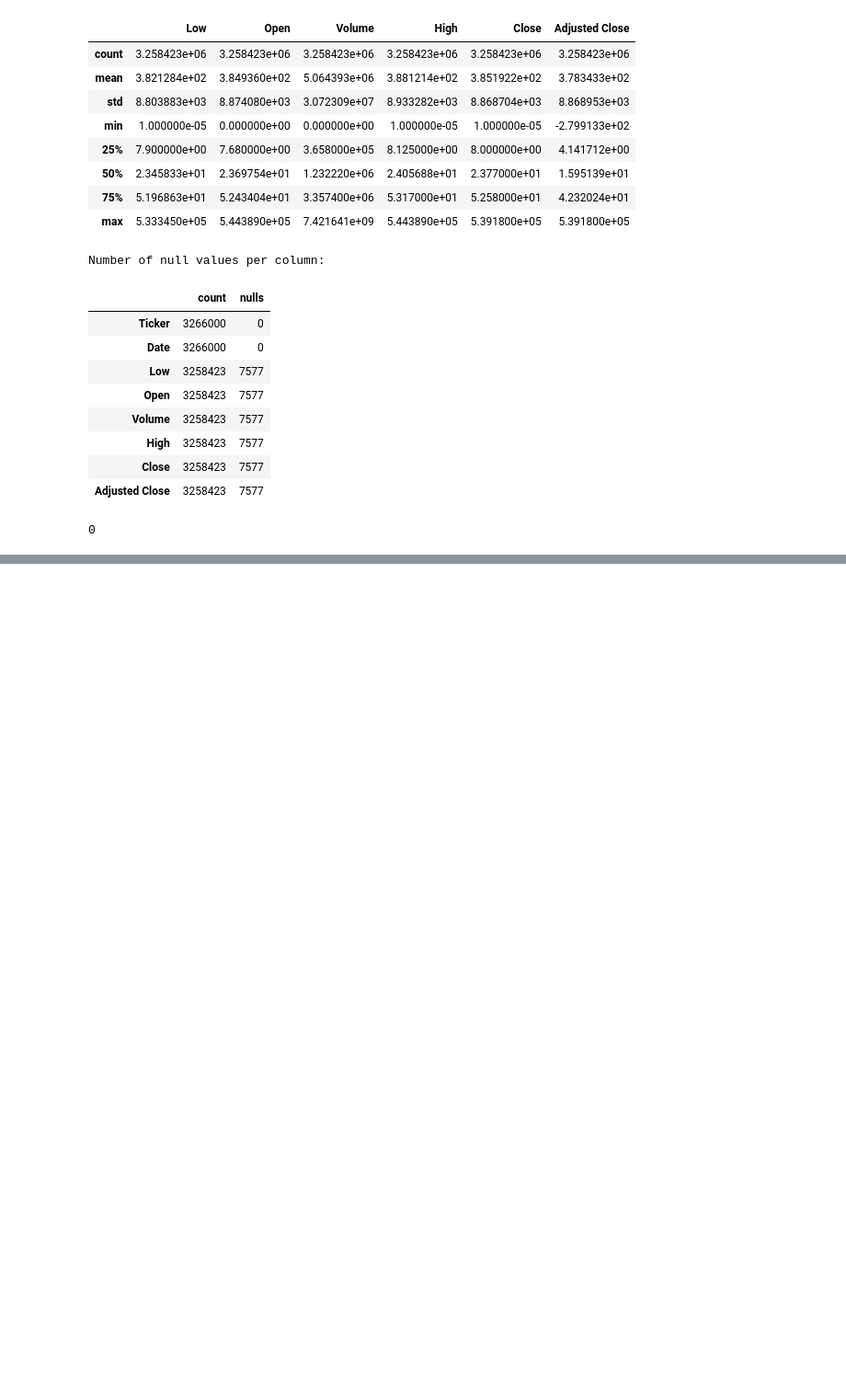
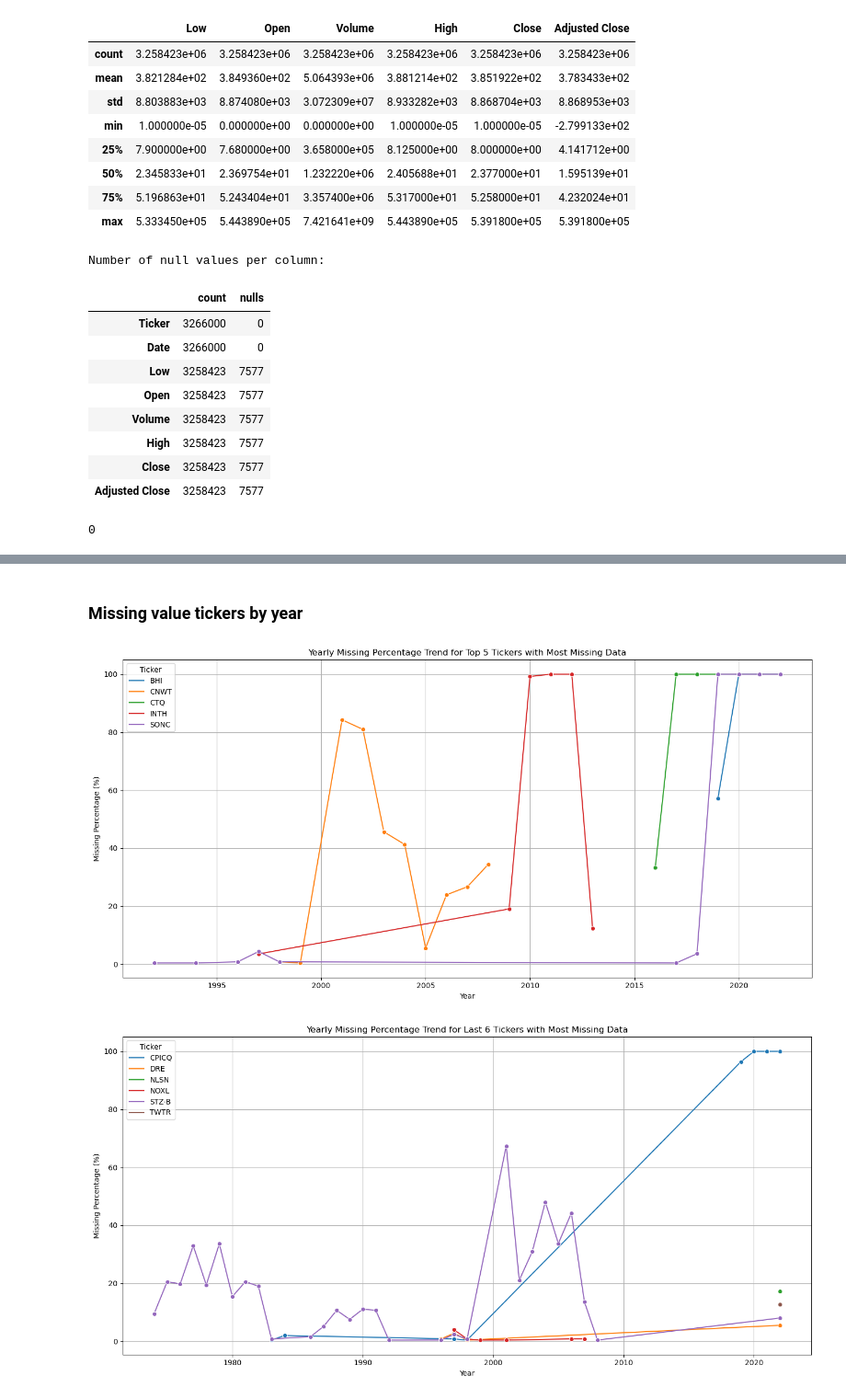
Before and after one commit to nicola-cecere/Stock_Market_TS_Prediction, a Jupyter notebook: dataAnalysis.ipynb, the cells around one changed output, grey strips where cells are left out. Shown at 92% size. Saved outputs shown, nothing was run; the diff lists cells and outputs as text; code cells hidden in the pictures; blank space fills up the shorter version.

```diff
--- a/dataAnalysis.ipynb
+++ b/dataAnalysis.ipynb
@@ -97,0 +144,28 @@ ZTS          0     0    0     0       0     0      0               0
+# %% [markdown]
+### Missing value tickers by year
+# %%
+for i in range(1,3):
+    # Select a few tickers from the top missing for visualization
+    if i==1:
+        selected_tickers = tot_missing['Ticker'].head(5).tolist()
+        title = 'Yearly Missing Percentage Trend for Top 5 Tickers with Most Missing Data'
+    else:
+        selected_tickers = tot_missing['Ticker'].tail(6).tolist()
+        title = 'Yearly Missing Percentage Trend for Last 6 Tickers with Most Missing Data'
+
+    # Filter data for these tickers
+    selected_data = missing[missing['Ticker'].isin(selected_tickers)]
+
+    # Line plot
+    plt.figure(figsize=(14, 7))
+    sn.lineplot(data=selected_data, x='Year', y='Missing Percentage', hue='Ticker', marker='o')
+    plt.title(title)
+    plt.ylabel('Missing Percentage (%)')
+    plt.xlabel('Year')
+    plt.grid(True)
+    plt.tight_layout()
+    plt.legend(title='Ticker')
+    plt.show()
+# %% [output]
+[figure, added]
+[figure, added]
```
Also changed, not shown: parts of 14 cells of this notebook, 2 other files.
